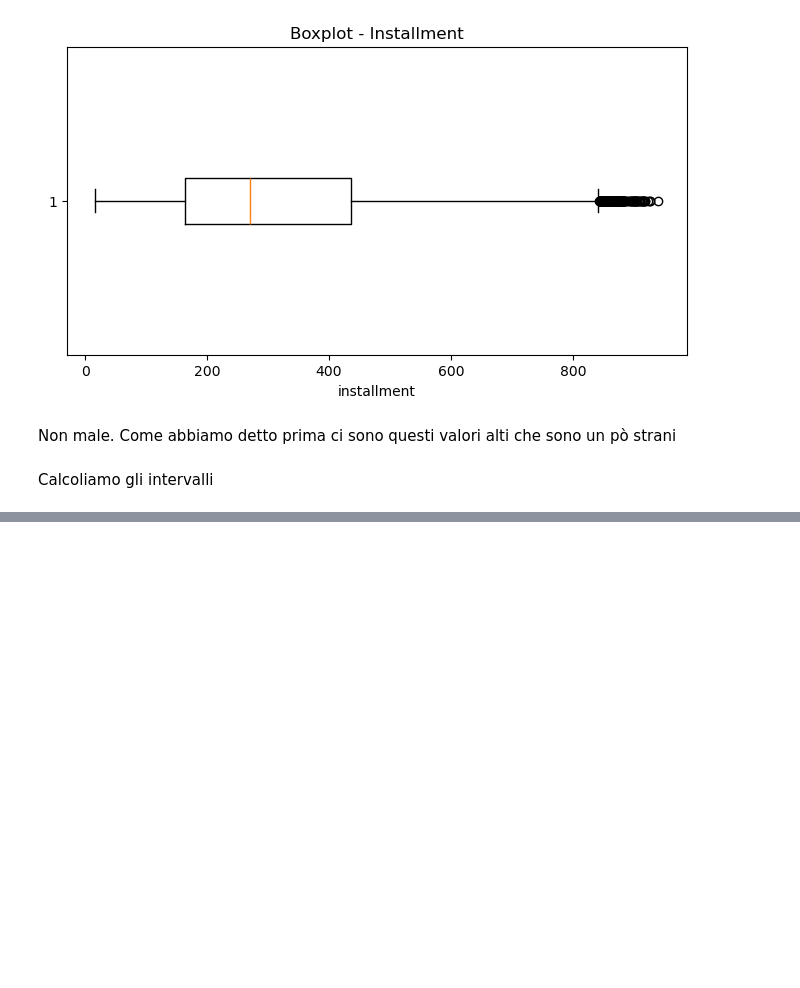
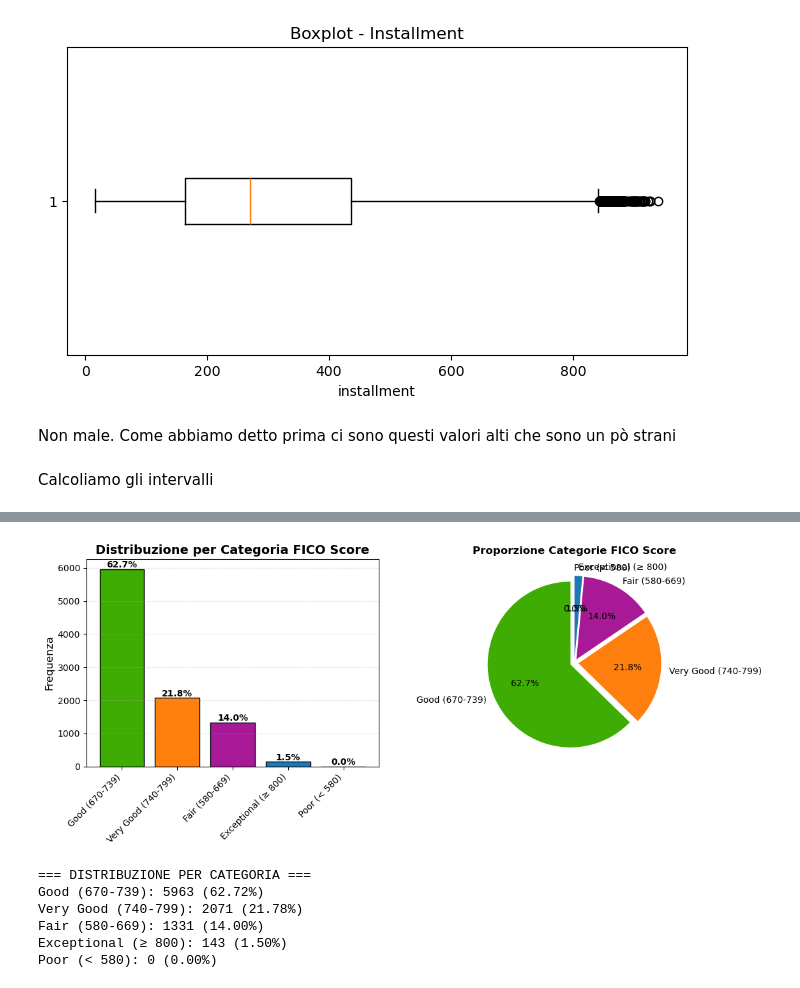
Before and after one commit to gabrielniculaesei/lendingclub-dataset, a Jupyter notebook: Project.ipynb, the cells around one changed output, grey strips where cells are left out. Cells and saved outputs as stored; diff of their text form; code cells hidden in the pictures; blank space fills up the shorter version.

```diff
--- a/Project.ipynb
+++ b/Project.ipynb
@@ -810,0 +869,53 @@ Calcoliamo gli intervalli
+# %%
+def classify_fico(score):
+    if score < 580:
+        return 'Poor (< 580)'
+    elif score < 670:
+        return 'Fair (580-669)'
+    elif score < 740:
+        return 'Good (670-739)'
+    elif score < 800:
+        return 'Very Good (740-799)'
+    else:
+        return 'Exceptional (≥ 800)'
+
+data['fico_category'] = data['fico_score'].apply(classify_fico)
+
+category_order = ['Poor (< 580)','Fair (580-669)', 'Good (670-739)', 'Very Good (740-799)', 'Exceptional (≥ 800)']
+data['fico_category'] = pd.Categorical(data['fico_category'], categories=category_order, ordered=True)
+
+plt.figure(figsize=(12, 5))
+
+plt.subplot(1, 2, 1)
+fico_counts = data['fico_category'].value_counts()
+colors = ['#3fac03', '#ff7f0e', "#a81997", '#1f77b4', '#9467bd']
+plt.bar(range(len(fico_counts)), fico_counts.values, color=colors, edgecolor='black')
+plt.xticks(range(len(fico_counts)), fico_counts.index, rotation=45, ha='right')
+plt.title('Distribuzione per Categoria FICO Score', fontsize=14, fontweight='bold')
+plt.ylabel('Frequenza', fontsize=12)
+plt.grid(True, linestyle='--', alpha=0.3, axis='y')
+
+# Percentuali
+for i, (cat, count) in enumerate(fico_counts.items()):
+    pct = (count / len(data)) * 100
+    plt.text(i, count + 50, f'{pct:.1f}%', ha='center', fontweight='bold')
+
+plt.subplot(1, 2, 2)
+plt.pie(fico_counts.values, labels=fico_counts.index, autopct='%1.1f%%',
+        colors=colors, startangle=90, explode=[0.05]*len(fico_counts))
+plt.title('Proporzione Categorie FICO Score', fontsize=12, fontweight='bold')
+
+plt.tight_layout()
+plt.show()
+
+print("\n=== DISTRIBUZIONE PER CATEGORIA ===")
+for cat, count in fico_counts.items():
+    print(f"{cat}: {count} ({(count/len(data))*100:.2f}%)")
+# %% [output]
+[figure, added]
+=== DISTRIBUZIONE PER CATEGORIA ===
+Good (670-739): 5963 (62.72%)
+Very Good (740-799): 2071 (21.78%)
+Fair (580-669): 1331 (14.00%)
+Exceptional (≥ 800): 143 (1.50%)
+Poor (< 580): 0 (0.00%)
```
Also changed, not shown: parts of 15 cells of this notebook, 1 other file.
